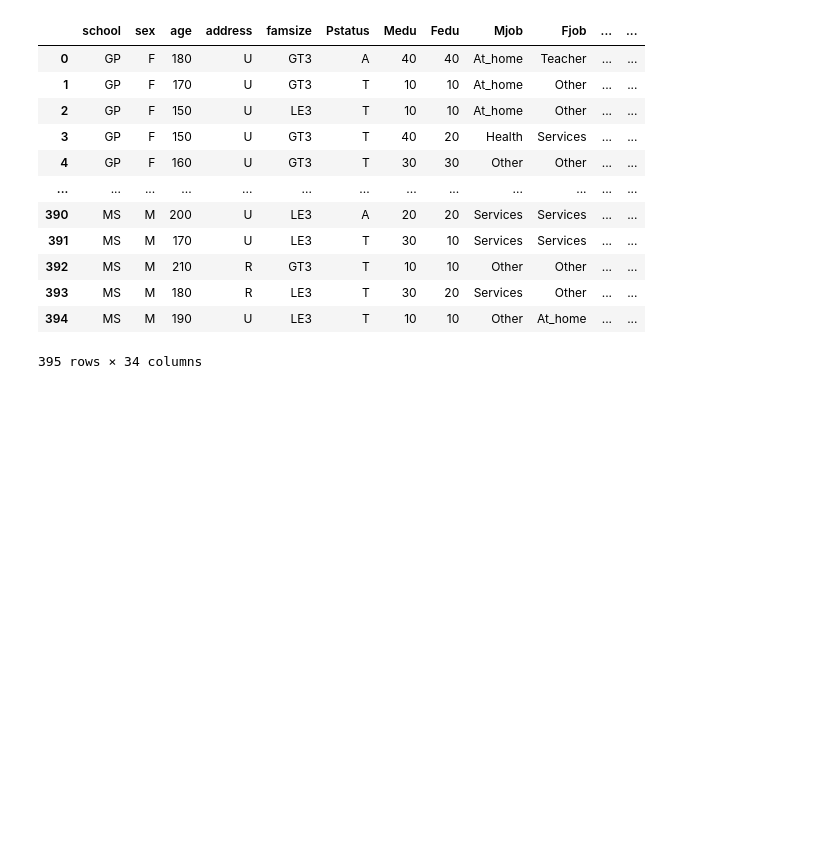
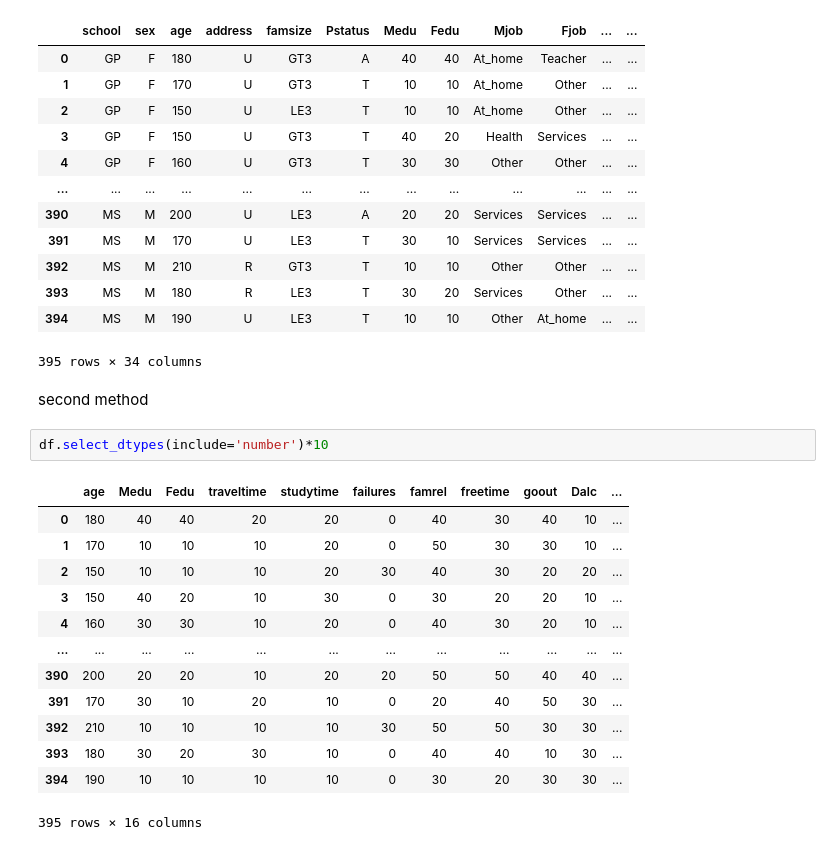
Before and after one commit to sunthul/pandas_exercises, a Jupyter notebook: 04_Apply/Students_Alcohol_Consumption/Exercises.ipynb, the cells around one changed output. Saved outputs shown, nothing was run; the diff lists cells and outputs as text; blank space fills up the shorter version.

Commit message:
update multiple method on alcohol

```diff
--- a/04_Apply/Students_Alcohol_Consumption/Exercises.ipynb
+++ b/04_Apply/Students_Alcohol_Consumption/Exercises.ipynb
@@ -118,3 +117,21 @@ df.apply(lambda x: x*10 if x.dtype.kind in 'iufc' else x)
 | 393 | MS | M | 180 | R | LE3 | T | 30 | 20 | Services | Other | ... | ... |
 | 394 | MS | M | 190 | U | LE3 | T | 10 | 10 | Other | At_home | ... | ... |
 395 rows × 34 columns
+# %% [markdown]
+second method
+# %%
+df.select_dtypes(include='number')*10
+# %% [output]
+|  | age | Medu | Fedu | traveltime | studytime | failures | famrel | freetime | goout | Dalc | ... |
+| 0 | 180 | 40 | 40 | 20 | 20 | 0 | 40 | 30 | 40 | 10 | ... |
+| 1 | 170 | 10 | 10 | 10 | 20 | 0 | 50 | 30 | 30 | 10 | ... |
+| 2 | 150 | 10 | 10 | 10 | 20 | 30 | 40 | 30 | 20 | 20 | ... |
+| 3 | 150 | 40 | 20 | 10 | 30 | 0 | 30 | 20 | 20 | 10 | ... |
+| 4 | 160 | 30 | 30 | 10 | 20 | 0 | 40 | 30 | 20 | 10 | ... |
+| ... | ... | ... | ... | ... | ... | ... | ... | ... | ... | ... | ... |
+| 390 | 200 | 20 | 20 | 10 | 20 | 20 | 50 | 50 | 40 | 40 | ... |
+| 391 | 170 | 30 | 10 | 20 | 10 | 0 | 20 | 40 | 50 | 30 | ... |
+| 392 | 210 | 10 | 10 | 10 | 10 | 30 | 50 | 50 | 30 | 30 | ... |
+| 393 | 180 | 30 | 20 | 30 | 10 | 0 | 40 | 40 | 10 | 30 | ... |
+| 394 | 190 | 10 | 10 | 10 | 10 | 0 | 30 | 20 | 30 | 30 | ... |
+395 rows × 16 columns
```
Also changed, not shown: parts of 2 cells of this notebook.
